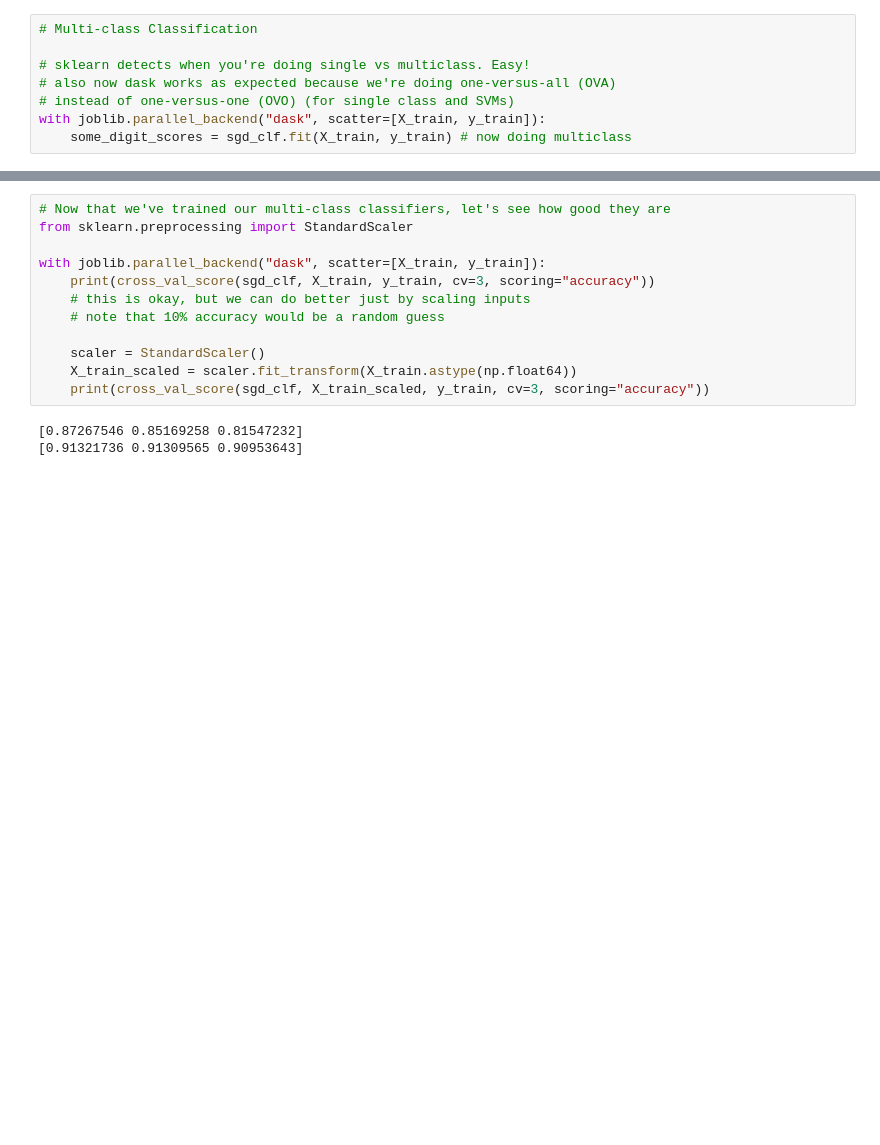
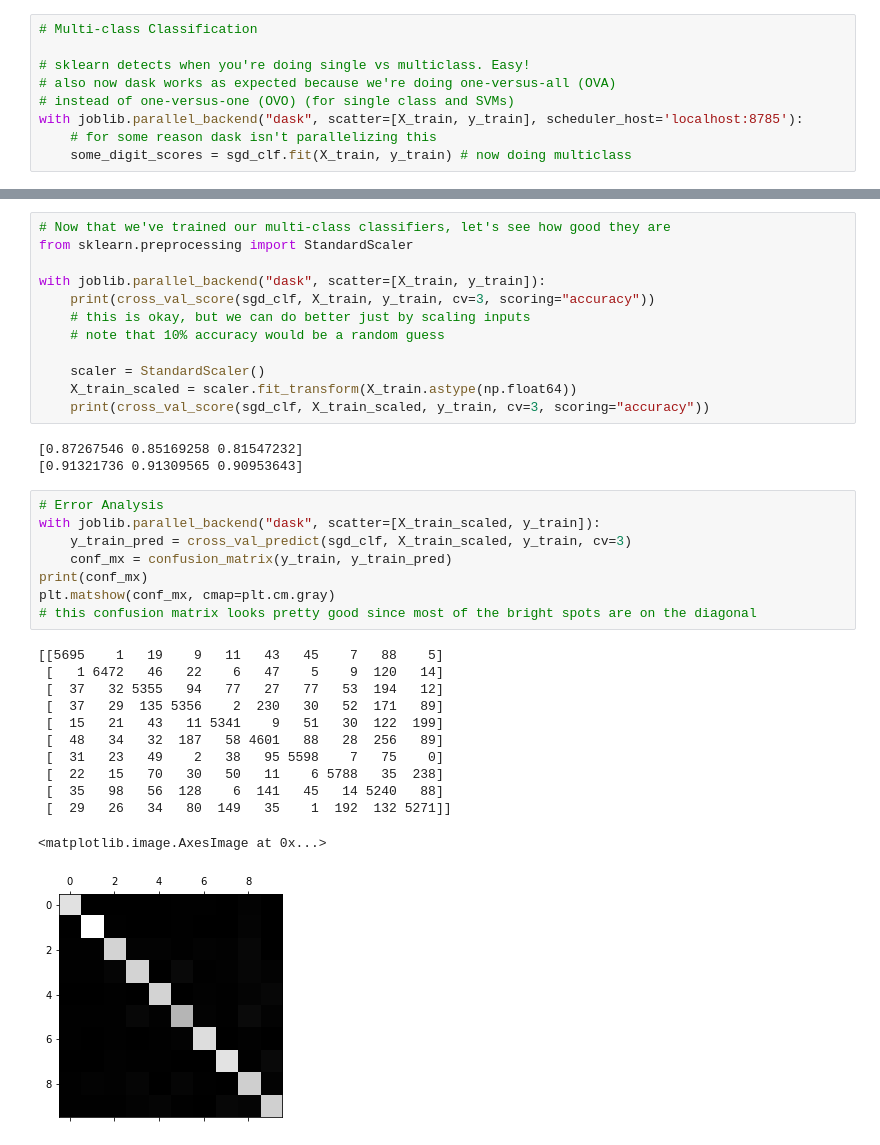
Before and after one commit to hammeiam/hands-on-with-ml, a Jupyter notebook: 3-classification.ipynb, the cells around one changed output, grey strips where cells are left out. Cells and saved outputs as stored; diff of their text form; blank space fills up the shorter version.

```diff
--- a/3-classification.ipynb
+++ b/3-classification.ipynb
@@ -310,7 +328,8 @@ Random Forest AUC: 0.9931243366003829
 # sklearn detects when you're doing single vs multiclass. Easy!
 # also now dask works as expected because we're doing one-versus-all (OVA)
 # instead of one-versus-one (OVO) (for single class and SVMs)
-with joblib.parallel_backend("dask", scatter=[X_train, y_train]):
+with joblib.parallel_backend("dask", scatter=[X_train, y_train], scheduler_host='localhost:8785'):
+    # for some reason dask isn't parallelizing this
     some_digit_scores = sgd_clf.fit(X_train, y_train) # now doing multiclass
 # %%
 print(sgd_clf.predict([five_digit]))
@@ -356,3 +375,24 @@ with joblib.parallel_backend("dask", scatter=[X_train, y_train]):
 # %% [output]
 [0.87267546 0.85169258 0.81547232]
 [0.91321736 0.91309565 0.90953643]
+# %%
+# Error Analysis
+with joblib.parallel_backend("dask", scatter=[X_train_scaled, y_train]):
+    y_train_pred = cross_val_predict(sgd_clf, X_train_scaled, y_train, cv=3)
+    conf_mx = confusion_matrix(y_train, y_train_pred)
+print(conf_mx)
+plt.matshow(conf_mx, cmap=plt.cm.gray)
+# this confusion matrix looks pretty good since most of the bright spots are on the diagonal
+# %% [output]
+[[5695    1   19    9   11   43   45    7   88    5]
+ [   1 6472   46   22    6   47    5    9  120   14]
+ [  37   32 5355   94   77   27   77   53  194   12]
+ [  37   29  135 5356    2  230   30   52  171   89]
+ [  15   21   43   11 5341    9   51   30  122  199]
+ [  48   34   32  187   58 4601   88   28  256   89]
+ [  31   23   49    2   38   95 5598    7   75    0]
+ [  22   15   70   30   50   11    6 5788   35  238]
+ [  35   98   56  128    6  141   45   14 5240   88]
+ [  29   26   34   80  149   35    1  192  132 5271]]
+<matplotlib.image.AxesImage at 0x...>
+[figure, added]
```
Also changed, not shown: parts of 15 cells of this notebook.
